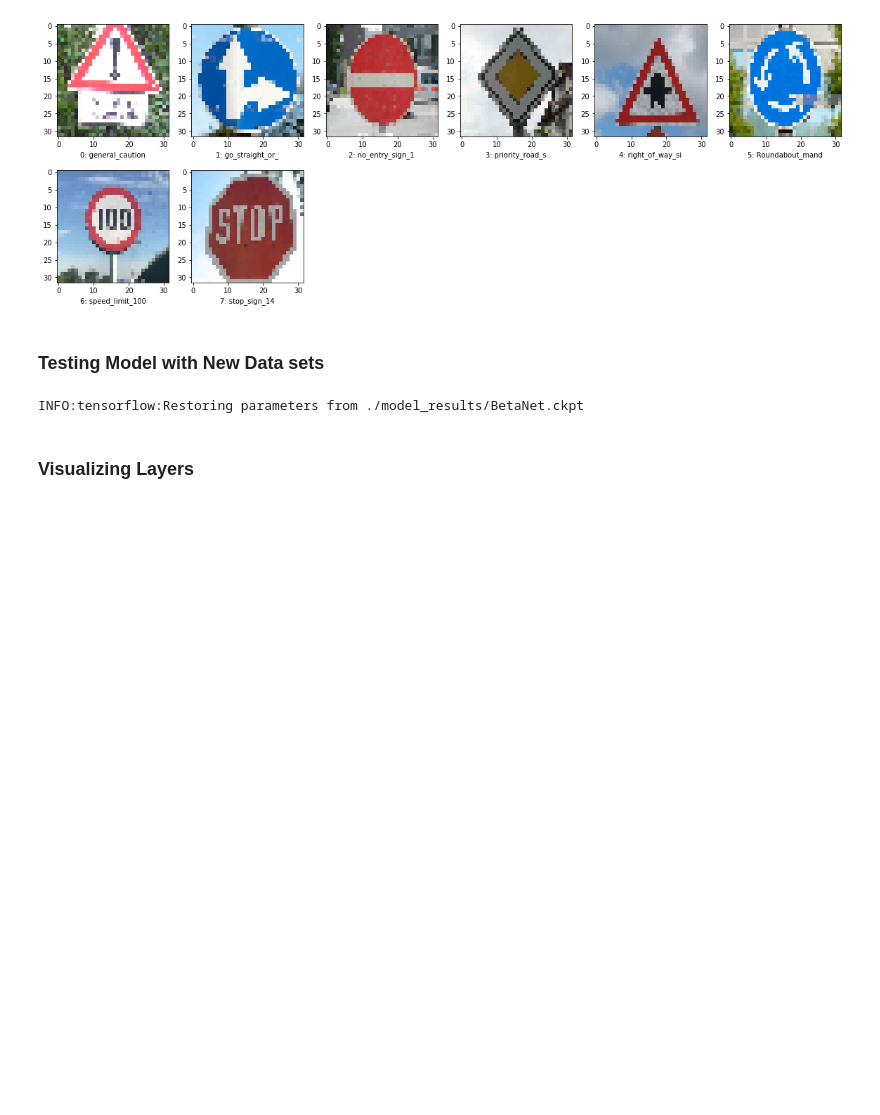
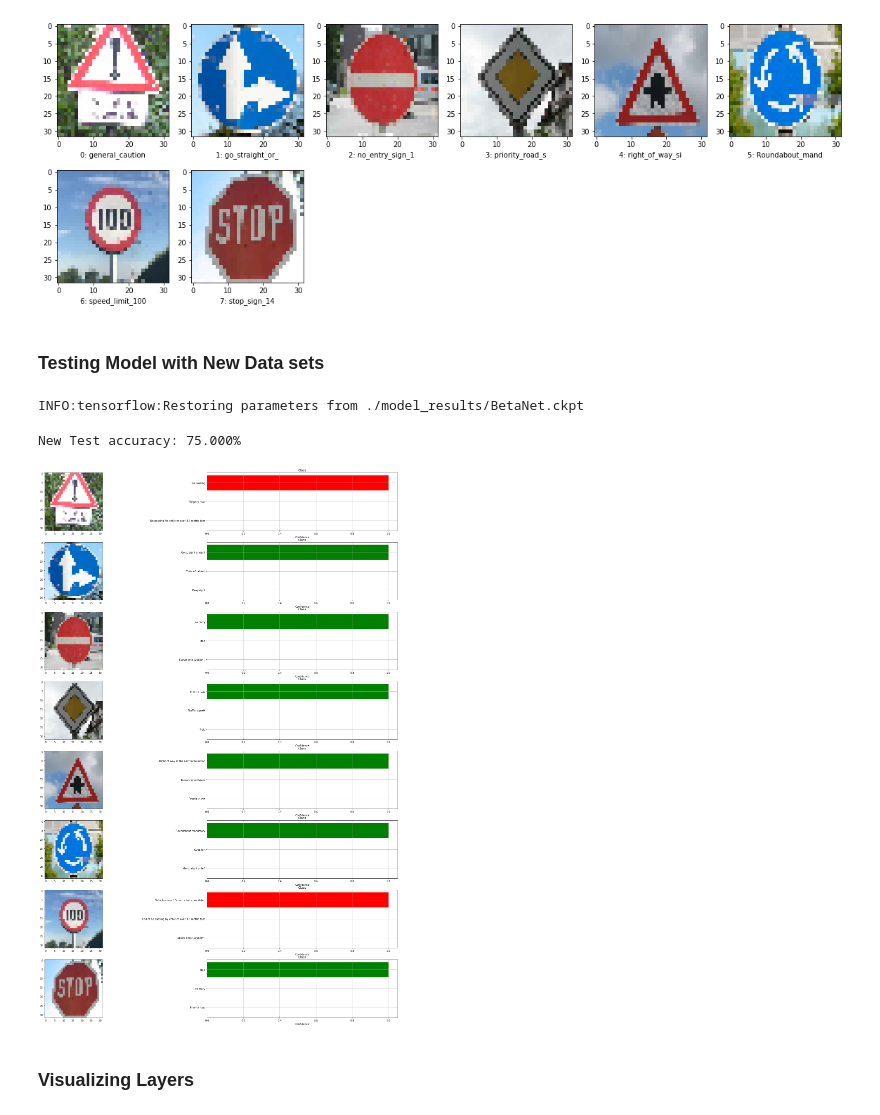
Before and after one commit to JohnBetaCode/CarND-P3-Traffic_Sign_Classifier, a Jupyter notebook: Traffic_Sign_Classifier.ipynb, the cells around one changed output. Drawn from its saved outputs; the diff is of its cells as text; code cells hidden in the pictures; blank space fills up the shorter version.

```diff
--- a/Traffic_Sign_Classifier.ipynb
+++ b/Traffic_Sign_Classifier.ipynb
@@ -408,31 +442,44 @@ X_test_new = np.asarray([norm(gray(img)) for img in X_test_new]) if NUM_CHANNELS
 ### Testing Model with New Data sets
 # %%
 # Run classifier with new testing samples
+k = 3
 with tf.Session() as sess:
     saver.restore(sess, tf.train.latest_checkpoint('./model_results'))
     softmax = tf.nn.softmax(logits)
-    top_softmax = sess.run(tf.nn.top_k(softmax, k=3), feed_dict={x: X_test_new, kp: 1.0})
+    top_softmax = sess.run(tf.nn.top_k(softmax, k=k), feed_dict={x: X_test_new, kp: 1.0})
 # %% [output]
 INFO:tensorflow:Restoring parameters from ./model_results/BetaNet.ckpt
 # %%
-# Plot results
-columns = 2
 plt.figure(figsize=(30,40))
+acuaracy = 0
 for idx in range(0, len(X_test_new)):
 
-    ax = plt.subplot(len(X_test_new), 2, 1+idx)
+    # Evaluate acuaracy
+    acuaracy=acuaracy+1 if top_softmax[1][idx][0] == y_test_new[idx] else acuaracy
+
+    # Plot image
+    ax = plt.subplot(len(X_test_new), 2, 1+2*idx)
     plt.imshow((X_test_new[idx]*128+128).astype(int))
 
-    val = rand(3), pos = arange(3)+.5
-
-    ax = plt.subplot(len(X_test_new), 2, 2+idx)
-    ax.barh(pos, val, align='center',height=0.1)
-    ax.set_yticks(pos, ('class1', 'class2', 'class3'))
-    ax.axvline(0,color='k',lw=3
+    # Plot probabilities
+    classes = [classes_dics_raw[top_softmax[1][idx][i]]['description'] for i in range(k)]
+    y_pos = np.arange(len(classes))+0.5
+    Confidence = top_softmax[0][idx]
+    color = 'green' if top_softmax[1][idx][0] == y_test_new[idx] else 'red'
+    ax = plt.subplot(len(X_test_new), 2, 2*(1+idx))
+    ax.barh(y_pos, Confidence, align='center',color=color, ecolor='black')
+    ax.set_yticks(y_pos)
+    ax.set_yticklabels(classes)
+    ax.invert_yaxis()
     ax.set_xlabel('Confidence')
     ax.set_title('Class')
     ax.grid(True)
-#     plt.show()
+
+plt.savefig("model_results/new_dataset_testing.png")
+print('New Test accuracy: {:.3f}%'.format(acuaracy*100./len(X_test_new)))
+# %% [output]
+New Test accuracy: 75.000%
+[figure, added]
 # %% [markdown]
 ### Visualizing Layers
 # %%
```
Also changed, not shown: parts of 15 cells of this notebook, 34 other files.
